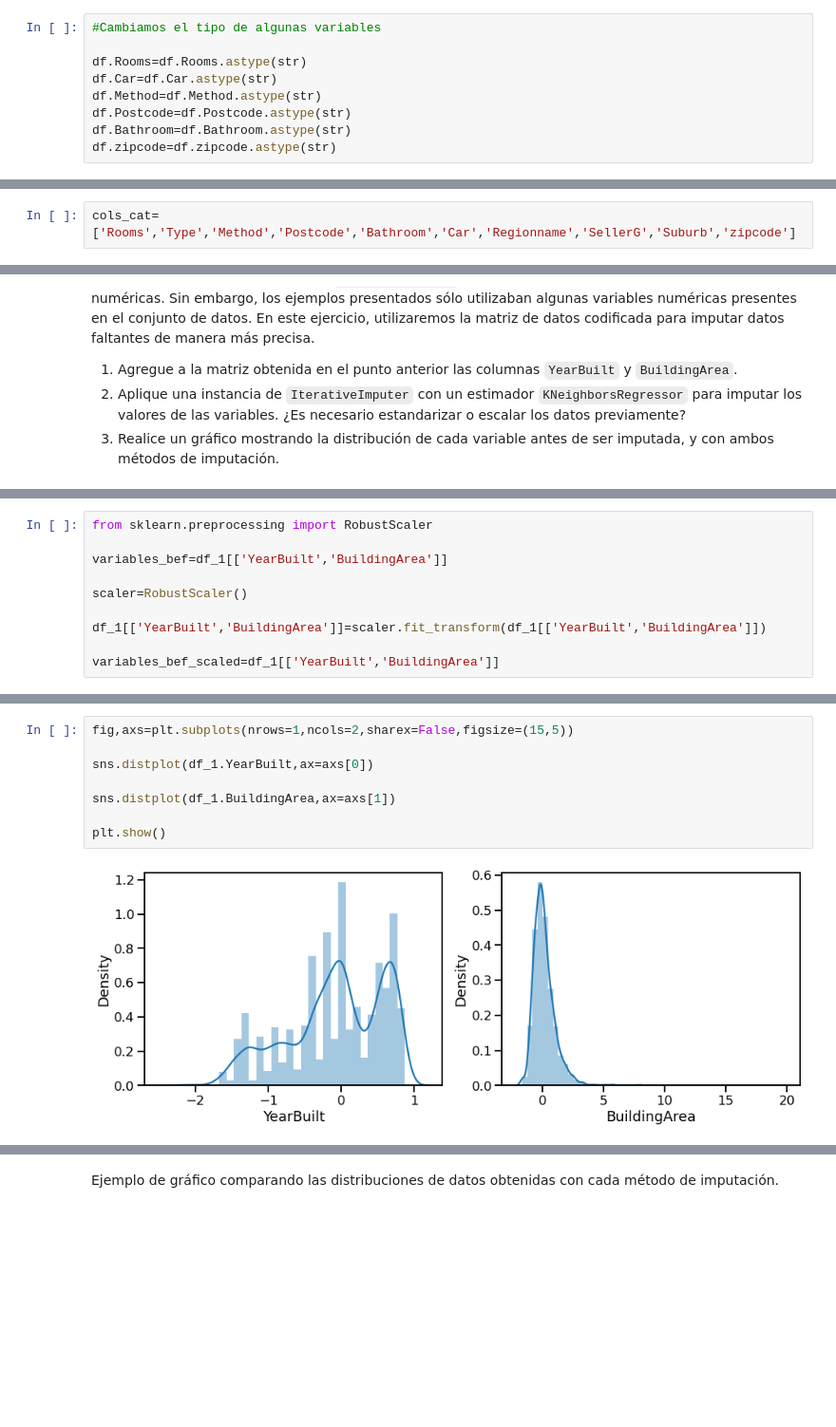
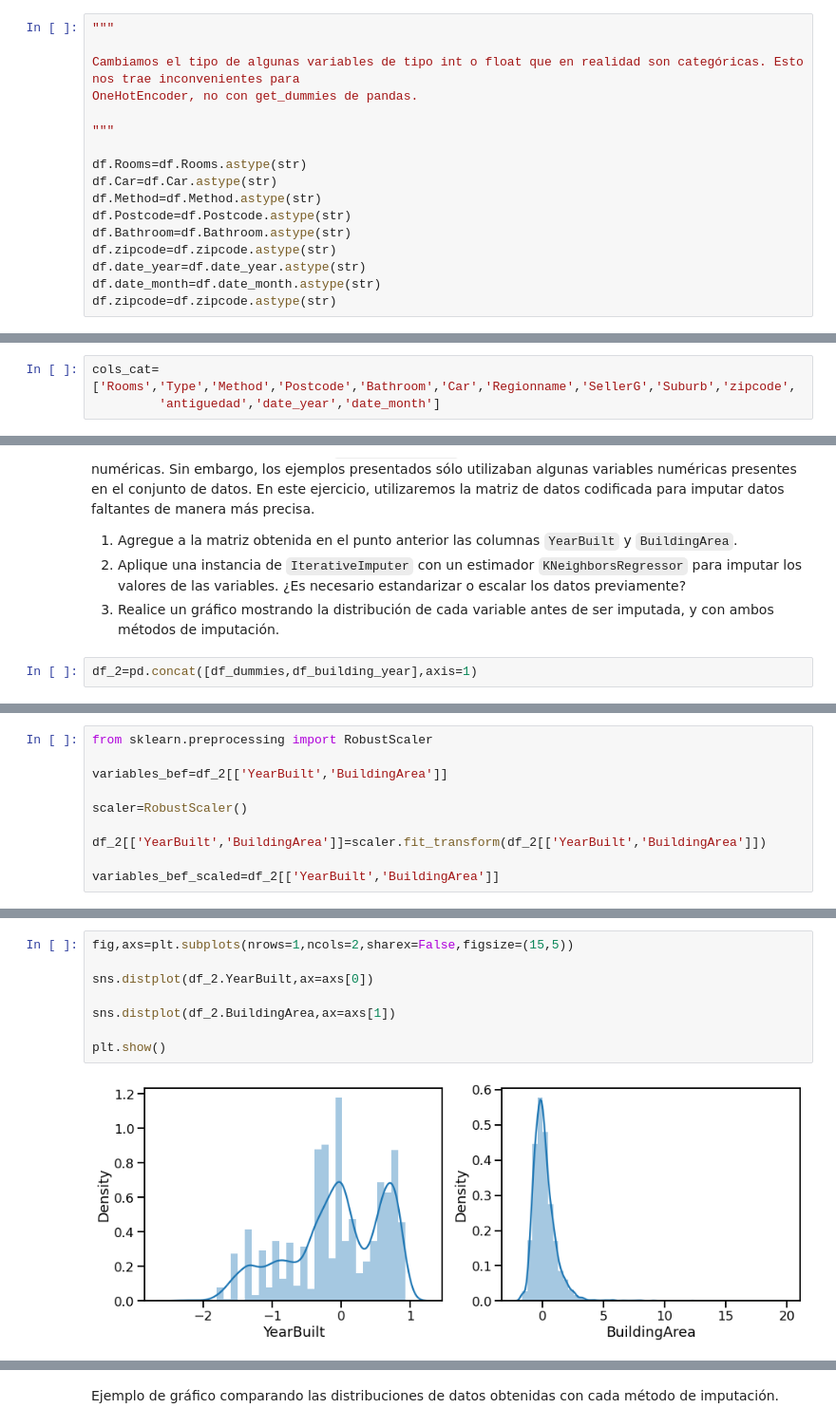
Before and after one commit to estebanarr/TP2_exploracion_curacion_datos, a Jupyter notebook: Entregable_Parte_2 .ipynb, the cells around one changed output, grey strips where cells are left out. Shown: that part at 95% size. Cells and saved outputs as stored; diff of their text form; blank space fills up the shorter version.

```diff
--- a/Entregable_Parte_2 .ipynb
+++ b/Entregable_Parte_2 .ipynb
@@ -132,6 +144,11 @@ dtypes: float64(16), int64(3), object(6)
 memory usage: 1.4+ MB
 # %%
-#Cambiamos el tipo de algunas variables
+"""
+
+Cambiamos el tipo de algunas variables de tipo int o float que en realidad son categóricas. Esto nos trae inconvenientes para
+OneHotEncoder, no con get_dummies de pandas.
+
+"""
 
 df.Rooms=df.Rooms.astype(str)
 df.Car=df.Car.astype(str)
@@ -139,6 +156,9 @@ df.Method=df.Method.astype(str)
 df.Postcode=df.Postcode.astype(str)
 df.Bathroom=df.Bathroom.astype(str)
 df.zipcode=df.zipcode.astype(str)
+df.date_year=df.date_year.astype(str)
+df.date_month=df.date_month.astype(str)
+df.zipcode=df.zipcode.astype(str)
 # %%
 df.info()
 # %% [output]
@@ -162,4 +182,5 @@ memory usage: 1.4+ MB
 # %% [markdown]
 ### Get_dummies
 # %%
-cols_cat=['Rooms','Type','Method','Postcode','Bathroom','Car','Regionname','SellerG','Suburb','zipcode']
+cols_cat=['Rooms','Type','Method','Postcode','Bathroom','Car','Regionname','SellerG','Suburb','zipcode',
+         'antiguedad','date_year','date_month']
@@ -283,6 +300,8 @@ En el teórico se presentó el método `IterativeImputer` para imputar valores f
 1. Agregue a la matriz obtenida en el punto anterior las columnas `YearBuilt` y `BuildingArea`.
 2. Aplique una instancia de `IterativeImputer` con un estimador `KNeighborsRegressor` para imputar los valores de las variables. ¿Es necesario estandarizar o escalar los datos previamente?
 3. Realice un gráfico mostrando la distribución de cada variable antes de ser imputada, y con ambos métodos de imputación.
+# %%
+df_2=pd.concat([df_dummies,df_building_year],axis=1)
 # %%
 f, (ax_box, ax_hist) = plt.subplots(2, sharex=True, figsize=(10,7),gridspec_kw={"height_ratios": (.15, .85)})
 
@@ -322,13 +358,13 @@ plt.show()
 # %%
 from sklearn.preprocessing import RobustScaler
 
-variables_bef=df_1[['YearBuilt','BuildingArea']]
+variables_bef=df_2[['YearBuilt','BuildingArea']]
 
 scaler=RobustScaler()
 
-df_1[['YearBuilt','BuildingArea']]=scaler.fit_transform(df_1[['YearBuilt','BuildingArea']])
+df_2[['YearBuilt','BuildingArea']]=scaler.fit_transform(df_2[['YearBuilt','BuildingArea']])
 
-variables_bef_scaled=df_1[['YearBuilt','BuildingArea']]
+variables_bef_scaled=df_2[['YearBuilt','BuildingArea']]
 # %%
 fig,axs=plt.subplots(nrows=1,ncols=2,sharex=False,figsize=(15,5))
 
@@ -342,11 +378,11 @@ plt.show()
 # %%
 fig,axs=plt.subplots(nrows=1,ncols=2,sharex=False,figsize=(15,5))
 
-sns.distplot(df_1.YearBuilt,ax=axs[0])
+sns.distplot(df_2.YearBuilt,ax=axs[0])
 
-sns.distplot(df_1.BuildingArea,ax=axs[1])
+sns.distplot(df_2.BuildingArea,ax=axs[1])
 
 plt.show()
 # %% [output]
-[figure, old version]
+[figure, new version]
 # %%
```
Also changed, not shown: parts of 40 cells of this notebook.
